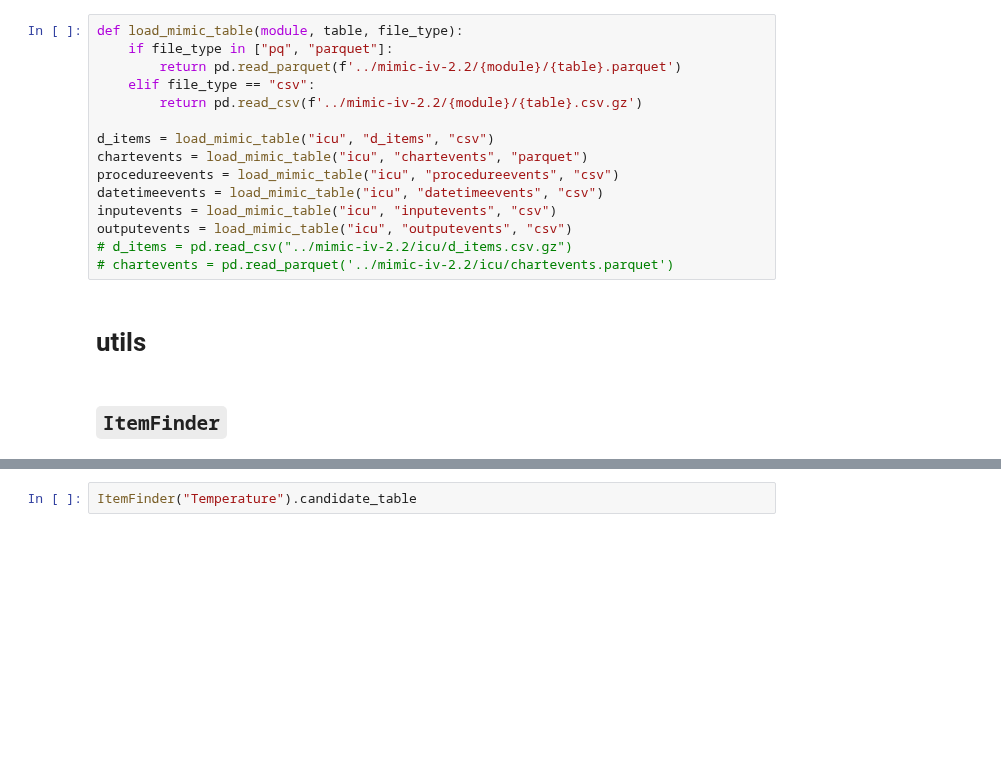
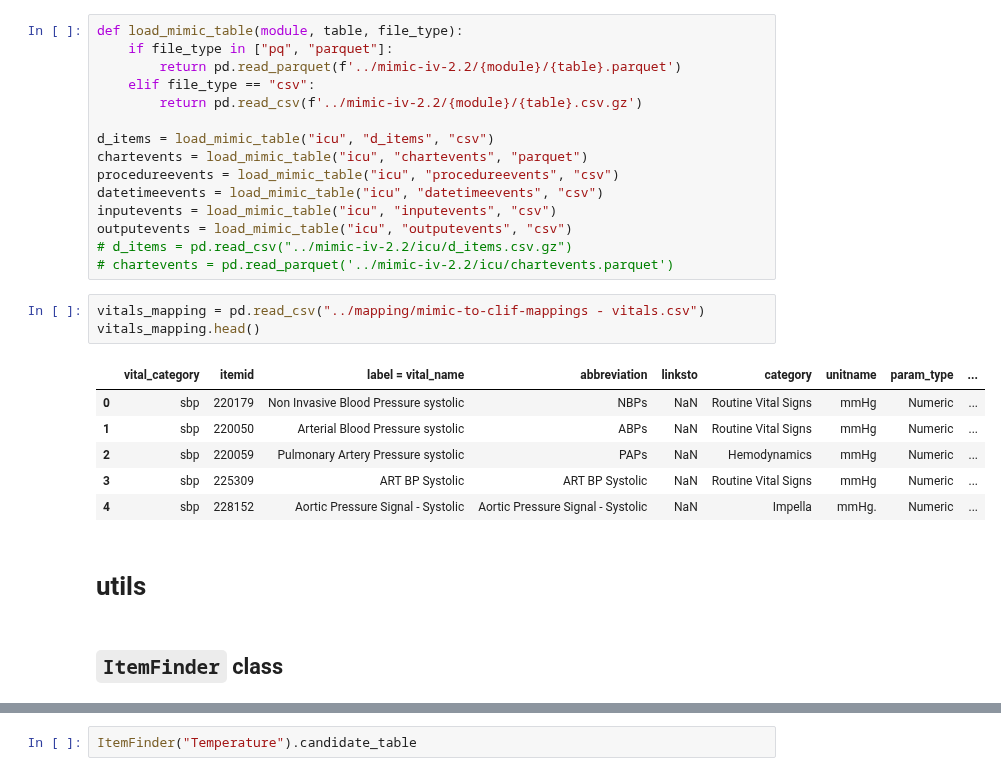
Before and after one commit to oldsandiaz/mimicclif, a Jupyter notebook: code/eda.ipynb, the cells around one changed output, grey strips where cells are left out. Saved outputs shown, nothing was run; the diff lists cells and outputs as text; blank space fills up the shorter version.

```diff
--- a/code/eda.ipynb
+++ b/code/eda.ipynb
@@ -38,8 +33,18 @@ inputevents = load_mimic_table("icu", "inputevents", "csv")
 outputevents = load_mimic_table("icu", "outputevents", "csv")
 # d_items = pd.read_csv("../mimic-iv-2.2/icu/d_items.csv.gz")
 # chartevents = pd.read_parquet('../mimic-iv-2.2/icu/chartevents.parquet')
+# %%
+vitals_mapping = pd.read_csv("../mapping/mimic-to-clif-mappings - vitals.csv")
+vitals_mapping.head()
+# %% [output]
+|  | vital_category | itemid | label = vital_name | abbreviation | linksto | category | unitname | param_type | ... |
+| 0 | sbp | 220179 | Non Invasive Blood Pressure systolic | NBPs | NaN | Routine Vital Signs | mmHg | Numeric | ... |
+| 1 | sbp | 220050 | Arterial Blood Pressure systolic | ABPs | NaN | Routine Vital Signs | mmHg | Numeric | ... |
+| 2 | sbp | 220059 | Pulmonary Artery Pressure systolic | PAPs | NaN | Hemodynamics | mmHg | Numeric | ... |
+| 3 | sbp | 225309 | ART BP Systolic | ART BP Systolic | NaN | Routine Vital Signs | mmHg | Numeric | ... |
+| 4 | sbp | 228152 | Aortic Pressure Signal - Systolic | Aortic Pressure Signal - Systolic | NaN | Impella | mmHg. | Numeric | ... |
 # %% [markdown]
 # utils
 # %% [markdown]
-## `ItemFinder`
+## `ItemFinder` class
 # %%
```
Also changed, not shown: parts of 34 cells of this notebook.
